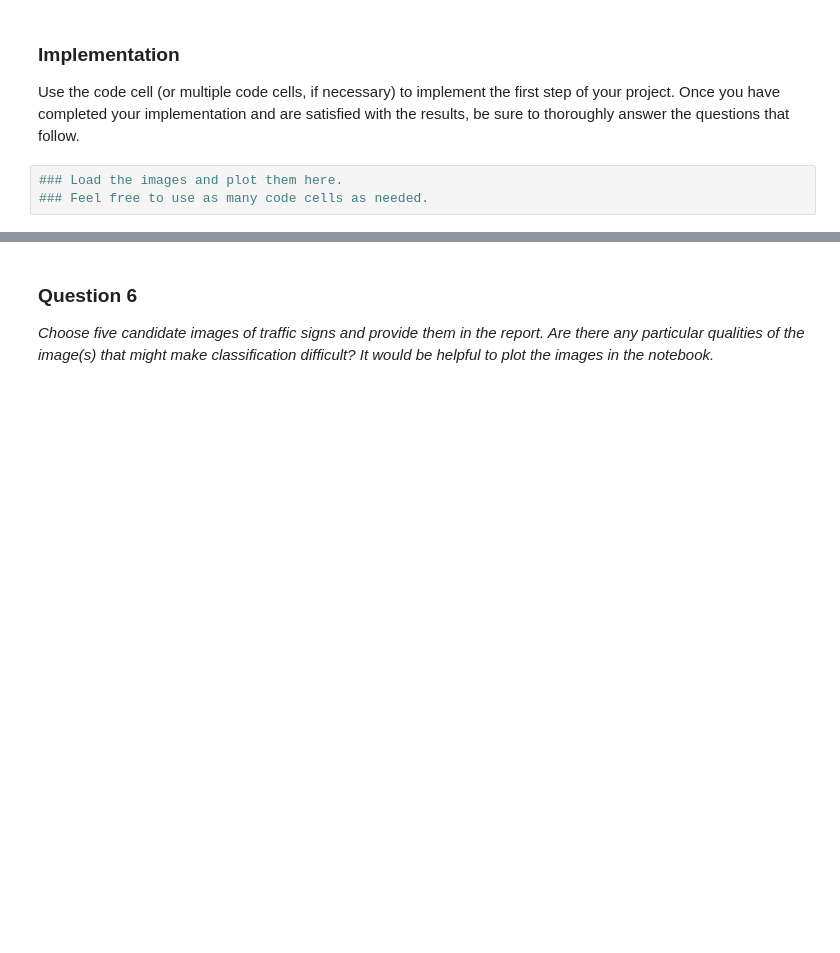
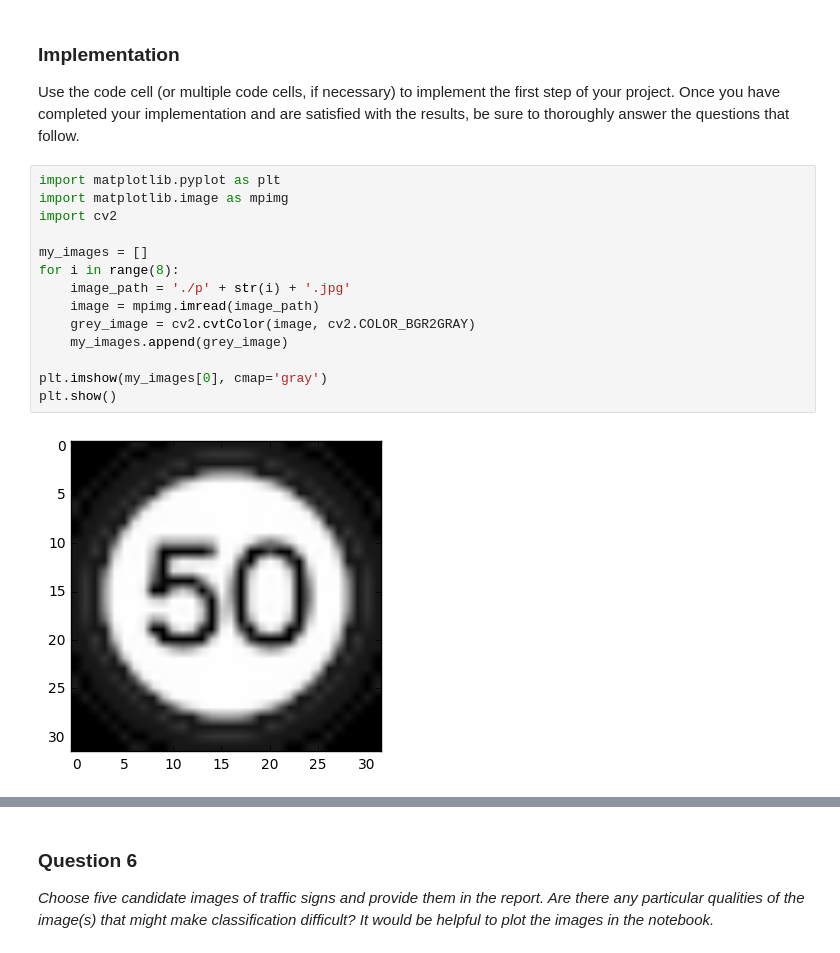
Before and after one commit to njia95/traffic-signs, a Jupyter notebook: Traffic_Signs_Recognition.ipynb, the cells around one changed output, grey strips where cells are left out. Saved outputs shown, nothing was run; the diff lists cells and outputs as text; blank space fills up the shorter version.

```diff
--- a/Traffic_Signs_Recognition.ipynb
+++ b/Traffic_Signs_Recognition.ipynb
@@ -317,6 +308,19 @@ You may find `signnames.csv` useful as it contains mappings from the class id (i
 ### Implementation
 
 Use the code cell (or multiple code cells, if necessary) to implement the first step of your project. Once you have completed your implementation and are satisfied with the results, be sure to thoroughly answer the questions that follow.
-# %%
-### Load the images and plot them here.
-### Feel free to use as many code cells as needed.
+# %%
+import matplotlib.pyplot as plt
+import matplotlib.image as mpimg
+import cv2
+
+my_images = []
+for i in range(8):
+    image_path = './p' + str(i) + '.jpg'
+    image = mpimg.imread(image_path)
+    grey_image = cv2.cvtColor(image, cv2.COLOR_BGR2GRAY)
+    my_images.append(grey_image)
+
+plt.imshow(my_images[0], cmap='gray')
+plt.show()
+# %% [output]
+[figure, added]
```
Also changed, not shown: parts of 17 cells of this notebook, 9 other files.
